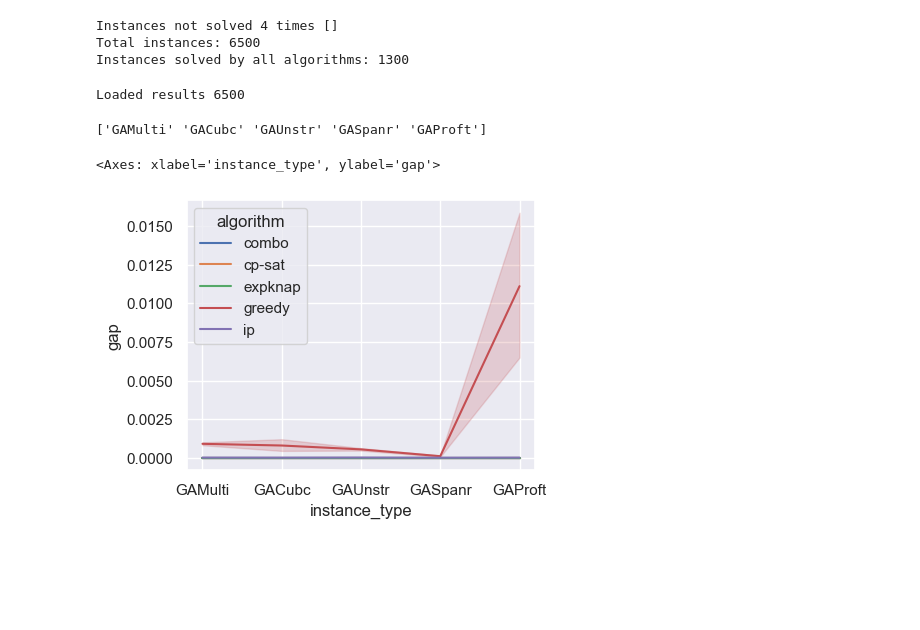
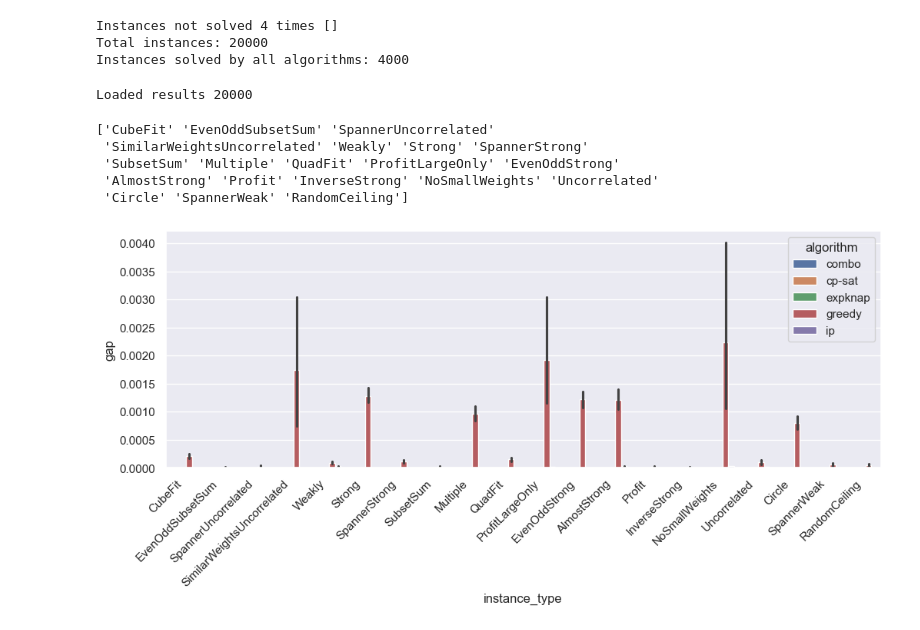
Before and after one commit to SoerenWilkening/QTG_0-1Knapsack, a Jupyter notebook: evaluation/06_classical_comparison.ipynb, the cells around one changed output. Saved outputs shown, nothing was run; the diff lists cells and outputs as text; code cells hidden in the pictures; blank space fills up the shorter version.

Commit message:
Classical Benchmark with longer runtimes

```diff
--- a/evaluation/06_classical_comparison.ipynb
+++ b/evaluation/06_classical_comparison.ipynb
@@ -19,7 +19,7 @@ plt.rcParams['figure.figsize'] = [4.5, 3.5]
 
 sns.set_theme()
 
-result_paths = ['results/classical_benchmark/smith_miles']
+result_paths = ['results/classical_benchmark/smith_miles_original']
 # %%
 def _row_correction(row):
     # this function makes sure that the values in the results are uniform even though they are not
@@ -102,8 +102,8 @@ assert len(
     best_bounds) == total_instances / 5, f"Not all instances were solved by all algorithms or some instances were solved multiple times {len(best_bounds)} != {total_instances / 5}"
 # %% [output]
 Instances not solved 4 times []
-Total instances: 6500
-Instances solved by all algorithms: 1300
+Total instances: 20000
+Instances solved by all algorithms: 4000
 # %%
 def parse_row(row):
     row = _row_correction(row)
@@ -127,7 +127,8 @@ def parse_row(row):
     # parse g from instance name. it is of form *g_x_*
     g = int(re.match(r'.+\_g\_([0-9]+)\_.+', instance_name).group(1)) if re.match(r'.+\_g\_([0-9]+)\_.+', instance_name) else 0
 
-    instance_type = re.match(r'(.+)_.+_.+', instance_name).group(1)
+    #instance_type = re.match(r'(.+)_.+_.+', instance_name).group(1)
+    instance_type = re.match(r'(.+)...\.knap', instance_name).group(1)
 
     return {
         'algorithm': row['parameters']['args']['solver'],
@@ -155,14 +156,19 @@ results['size_bins'] = pd.cut(results['size'], bins=evaluation_bins,
                                 labels=group_names, include_lowest=True, right=False)
 print("Loaded results", len(results))
 # %% [output]
-Loaded results 6500
+Loaded results 20000
 # %%
 print(results["instance_type"].unique())
 # %% [output]
-['GAMulti' 'GACubc' 'GAUnstr' 'GASpanr' 'GAProft']
+['CubeFit' 'EvenOddSubsetSum' 'SpannerUncorrelated'
+ 'SimilarWeightsUncorrelated' 'Weakly' 'Strong' 'SpannerStrong'
+ 'SubsetSum' 'Multiple' 'QuadFit' 'ProfitLargeOnly' 'EvenOddStrong'
+ 'AlmostStrong' 'Profit' 'InverseStrong' 'NoSmallWeights' 'Uncorrelated'
+ 'Circle' 'SpannerWeak' 'RandomCeiling']
 # %%
-fig, ax = plt.subplots()
-sns.lineplot(data=results[(results["feasible"] ==True)], x='instance_type', y='gap', hue='algorithm', ax=ax)
+fig, ax = plt.subplots(figsize=(12, 4))
+sns.barplot(data=results[(results["feasible"] ==True)], x='instance_type', y='gap', hue='algorithm', dodge=True, ax=ax)
+ax.set_xticks(ax.get_xticks(), ax.get_xticklabels(), rotation=45, ha='right')
+plt.show()
 # %% [output]
-<Axes: xlabel='instance_type', ylabel='gap'>
-[figure, old version]
+[figure, new version]
```
Also changed, not shown: parts of 3 cells of this notebook, 1 other file.
